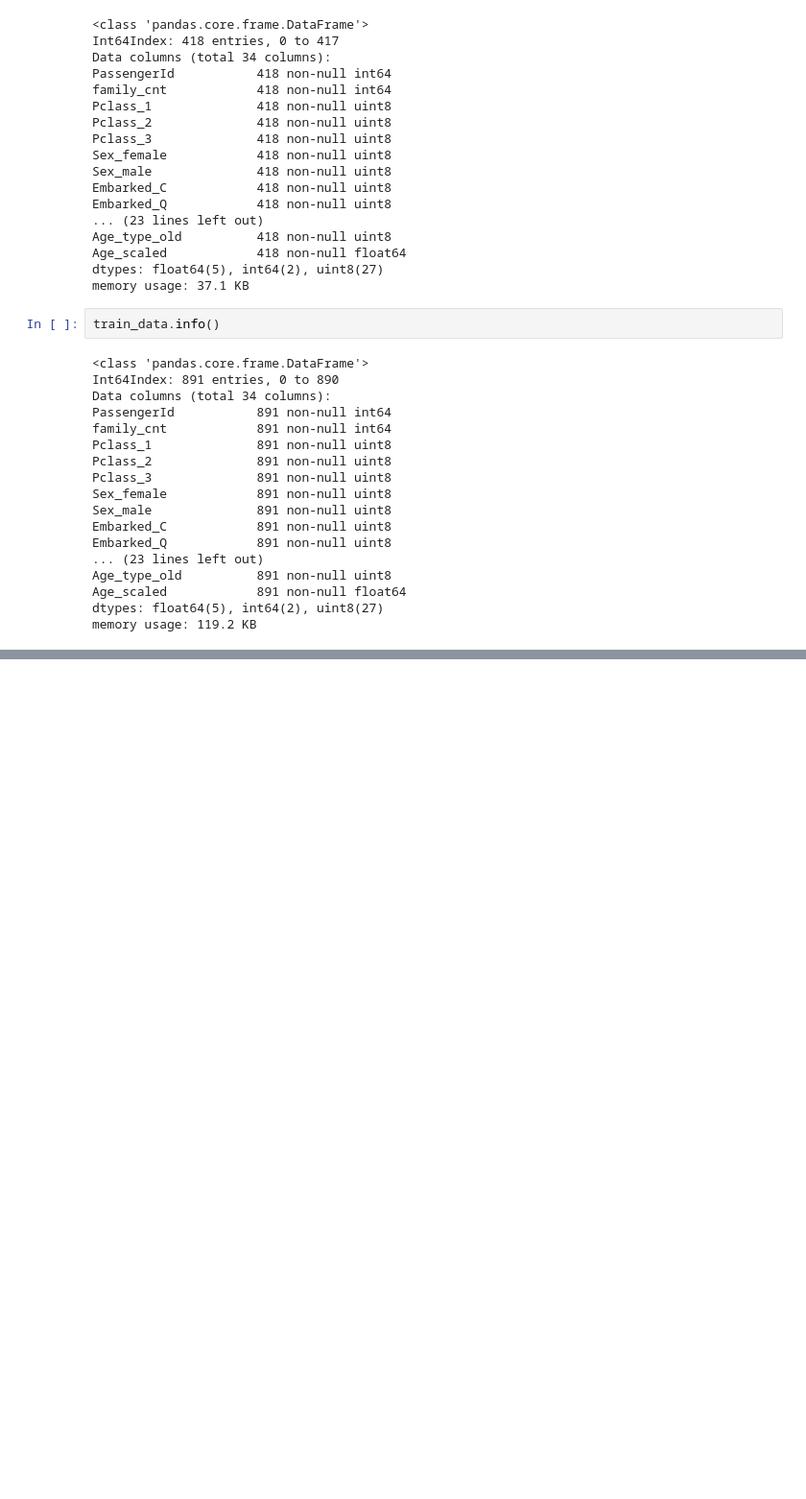
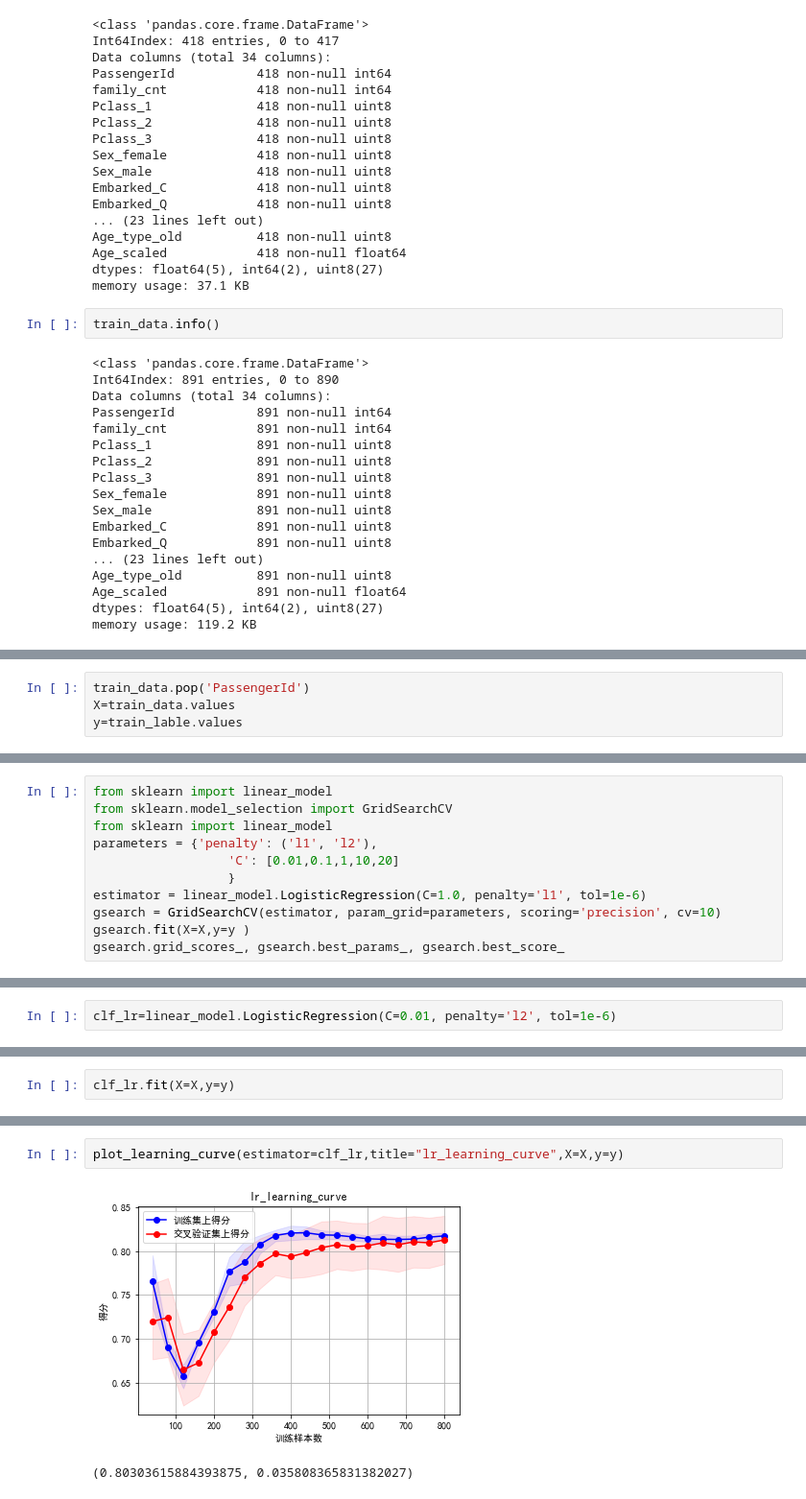
Before and after one commit to cqychen/mykaggle, a Jupyter notebook: titanic/titanic.ipynb, the cells around one changed output, grey strips where cells are left out. Shown at 96% size. Drawn from its saved outputs; the diff is of its cells as text; blank space fills up the shorter version.

```diff
--- a/titanic/titanic.ipynb
+++ b/titanic/titanic.ipynb
@@ -751,0 +755,4 @@ train_data.to_csv('train_data.csv')
+# %%
+train_data.pop('PassengerId')
+X=train_data.values
+y=train_lable.values
@@ -751,0 +761,11 @@ train_data.to_csv('train_data.csv')
+# %%
+from sklearn import linear_model
+from sklearn.model_selection import GridSearchCV
+from sklearn import linear_model
+parameters = {'penalty': ('l1', 'l2'),
+                  'C': [0.01,0.1,1,10,20]
+                  }
+estimator = linear_model.LogisticRegression(C=1.0, penalty='l1', tol=1e-6)
+gsearch = GridSearchCV(estimator, param_grid=parameters, scoring='precision', cv=10)
+gsearch.fit(X=X,y=y )
+gsearch.grid_scores_, gsearch.best_params_, gsearch.best_score_
@@ -751,0 +785,2 @@ train_data.to_csv('train_data.csv')
+# %%
+clf_lr=linear_model.LogisticRegression(C=0.01, penalty='l2', tol=1e-6)
@@ -751,0 +789,2 @@ train_data.to_csv('train_data.csv')
+# %%
+clf_lr.fit(X=X,y=y)
@@ -751,0 +847,5 @@ train_data.to_csv('train_data.csv')
+# %%
+plot_learning_curve(estimator=clf_lr,title="lr_learning_curve",X=X,y=y)
+# %% [output]
+[figure, added]
+(0.80303615884393875, 0.035808365831382027)
```
Also changed, not shown: parts of 58 cells of this notebook, 16 other files.
